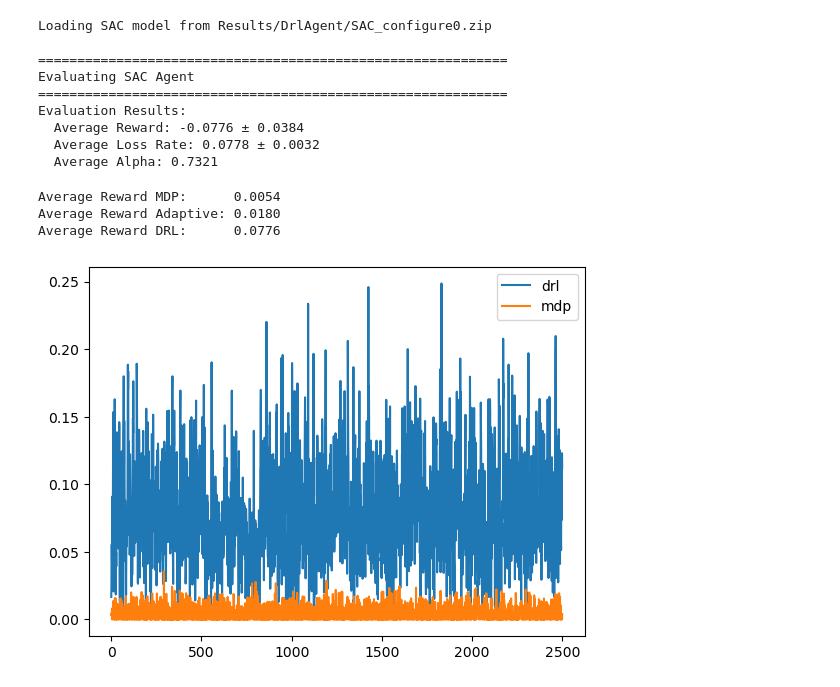
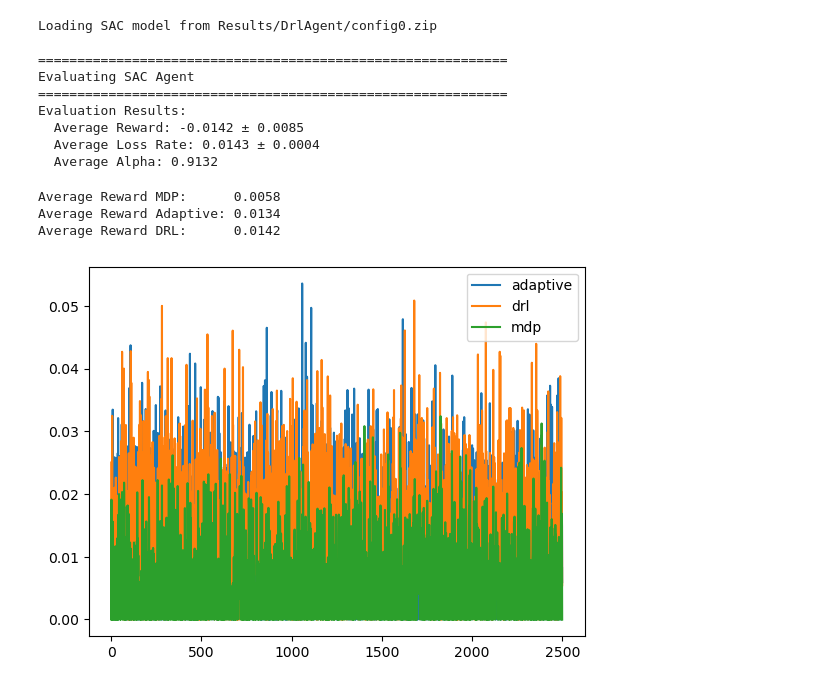
Before and after one commit to evanyeh5118/diffusion_resource_schduling_intra_slice, a Jupyter notebook: demo02b_test_DRL.ipynb, the cells around one changed output. Drawn from its saved outputs; the diff is of its cells as text; code cells hidden in the pictures.

Commit message:
Update WirelessModel and Configurations' values

```diff
--- a/demo02b_test_DRL.ipynb
+++ b/demo02b_test_DRL.ipynb
@@ -48,40 +48,40 @@ adaptiveAlphaPolicy = PolicyDemoAdaptiveAlpha(envParams)
 
 # ==== Evaluate MDP-Policy====
 policySimulator = PolicySimulator(mdpPolicy, simEnv)
-rewardRecord_mdp = policySimulator.runSimulation(mdpPolicy, num_epochs=2500, mode="test", type="data")
-rewardRecord_adaptive = policySimulator.runSimulation(adaptiveAlphaPolicy, num_epochs=2500, mode="test", type="data")
+rewardRecord_mdp, _ = policySimulator.runSimulation(mdpPolicy, num_epochs=2500, mode="test", type="data")
+rewardRecord_adaptive, _ = policySimulator.runSimulation(adaptiveAlphaPolicy, num_epochs=2500, mode="test", type="data")
 
 # ==== Evaluate DRL-Policy====
-_, eval_results = load_and_evaluate(
+model, eval_results = load_and_evaluate(
     envParams, simEnv,
-    f'Results/DrlAgent/SAC_configure{configIdx}.zip',
+    f'Results/DrlAgent/config{configIdx}.zip',
     'SAC',
     obvMode="perfect",
     episode_timesteps=2500,
 )
 # %% [output]
-Loading SAC model from Results/DrlAgent/SAC_configure0.zip
+Loading SAC model from Results/DrlAgent/config0.zip
 
 ============================================================
 Evaluating SAC Agent
 ============================================================
 Evaluation Results:
-  Average Reward: -0.0776 ± 0.0384
-  Average Loss Rate: 0.0778 ± 0.0032
-  Average Alpha: 0.7321
+  Average Reward: -0.0142 ± 0.0085
+  Average Loss Rate: 0.0143 ± 0.0004
+  Average Alpha: 0.9132
 # %%
 rewardRecord_drl = -1*np.array(eval_results['episode_rewards'])
 print(f"Average Reward MDP:      {np.mean(rewardRecord_mdp):.4f}")
 print(f"Average Reward Adaptive: {np.mean(rewardRecord_adaptive):.4f}")
 print(f"Average Reward DRL:      {np.mean(rewardRecord_drl):.4f}")
 
-#plt.plot(rewardRecord_adaptive, label="adaptive")
+plt.plot(rewardRecord_adaptive, label="adaptive")
 plt.plot(rewardRecord_drl, label="drl")
 plt.plot(rewardRecord_mdp, label="mdp")
 plt.legend()
 plt.show()
 # %% [output]
-Average Reward MDP:      0.0054
-Average Reward Adaptive: 0.0180
-Average Reward DRL:      0.0776
+Average Reward MDP:      0.0058
+Average Reward Adaptive: 0.0134
+Average Reward DRL:      0.0142
-[figure, old version]
+[figure, new version]
```
Also changed, not shown: parts of 2 cells of this notebook, 9 other files.
